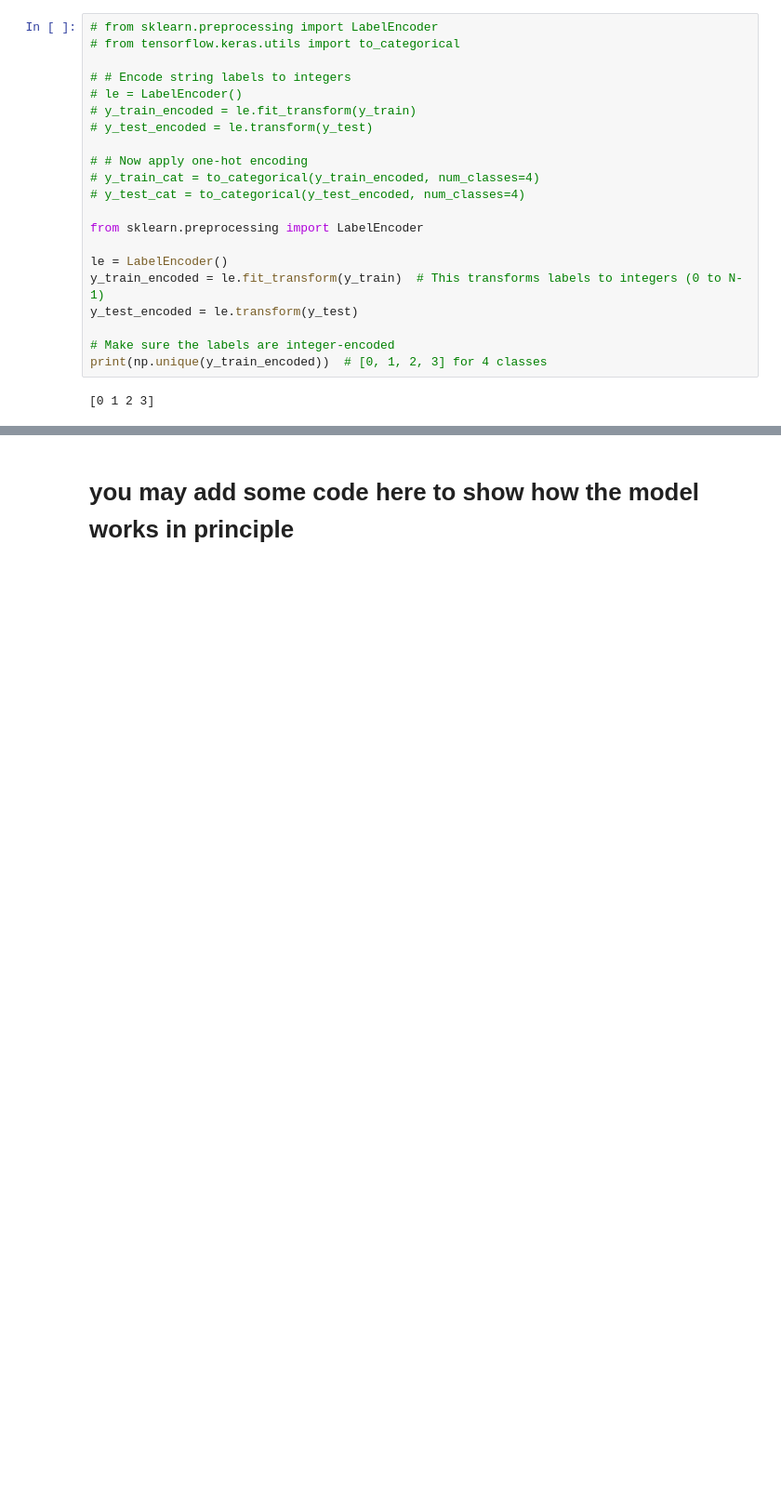
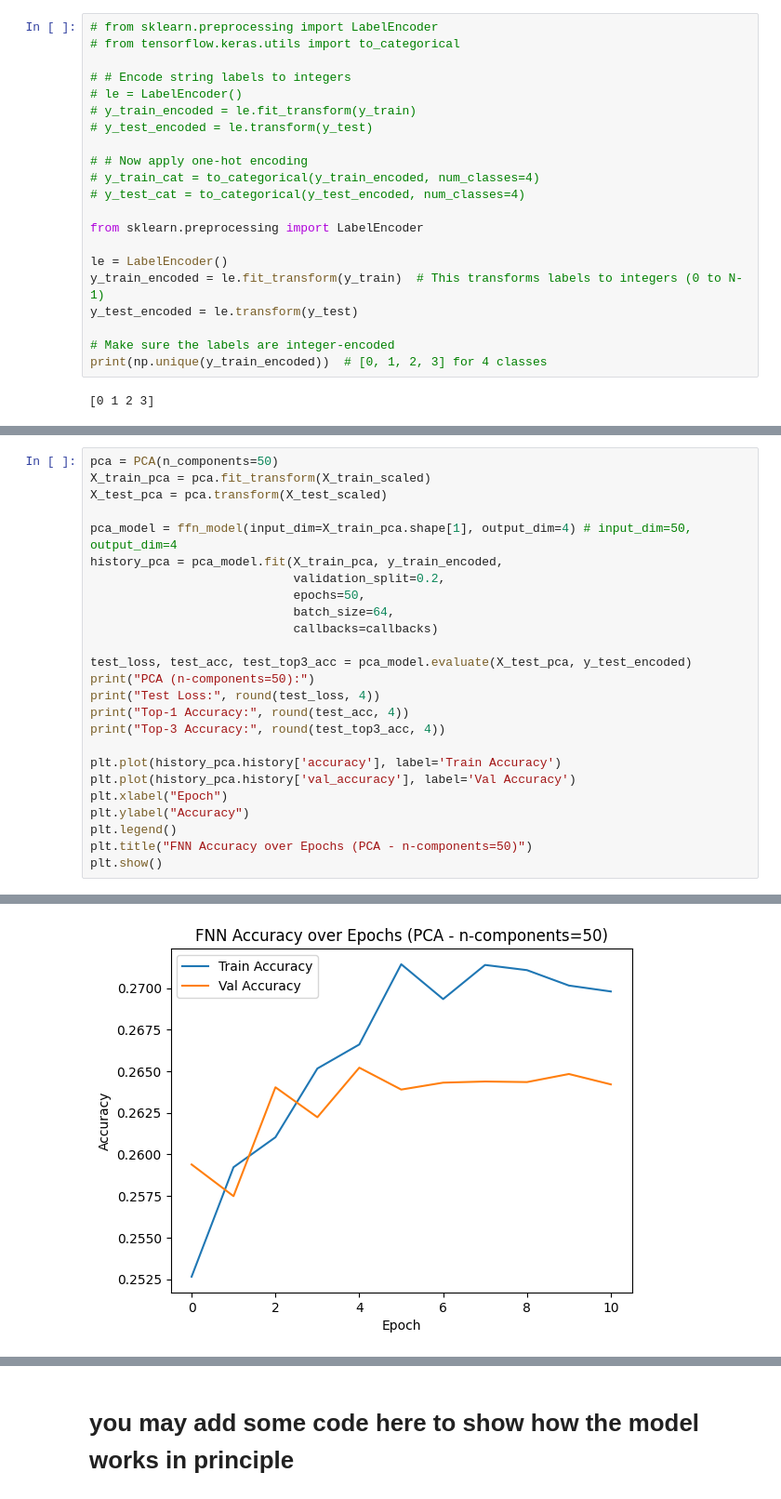
Before and after one commit to sthuy9804/cmse381-final-project, a Jupyter notebook: ProjectTemplate.ipynb, the cells around one changed output, grey strips where cells are left out. Shown at 93% size. Cells and saved outputs as stored; diff of their text form; blank space fills up the shorter version.

```diff
--- a/ProjectTemplate.ipynb
+++ b/ProjectTemplate.ipynb
@@ -477,0 +591,26 @@ weighted avg       0.26      0.26      0.19     61865
+# %%
+pca = PCA(n_components=50)
+X_train_pca = pca.fit_transform(X_train_scaled)
+X_test_pca = pca.transform(X_test_scaled)
+
+pca_model = ffn_model(input_dim=X_train_pca.shape[1], output_dim=4) # input_dim=50, output_dim=4
+history_pca = pca_model.fit(X_train_pca, y_train_encoded,
+                            validation_split=0.2,
+                            epochs=50,
+                            batch_size=64,
+                            callbacks=callbacks)
+
+test_loss, test_acc, test_top3_acc = pca_model.evaluate(X_test_pca, y_test_encoded)
+print("PCA (n-components=50):")
+print("Test Loss:", round(test_loss, 4))
+print("Top-1 Accuracy:", round(test_acc, 4))
+print("Top-3 Accuracy:", round(test_top3_acc, 4))
+
+plt.plot(history_pca.history['accuracy'], label='Train Accuracy')
+plt.plot(history_pca.history['val_accuracy'], label='Val Accuracy')
+plt.xlabel("Epoch")
+plt.ylabel("Accuracy")
+plt.legend()
+plt.title("FNN Accuracy over Epochs (PCA - n-components=50)")
+plt.show()
+# %% [output]
@@ -478 +634,2 @@ weighted avg       0.26      0.26      0.19     61865
+[figure, added]
 # %%
```
Also changed, not shown: parts of 28 cells of this notebook.
